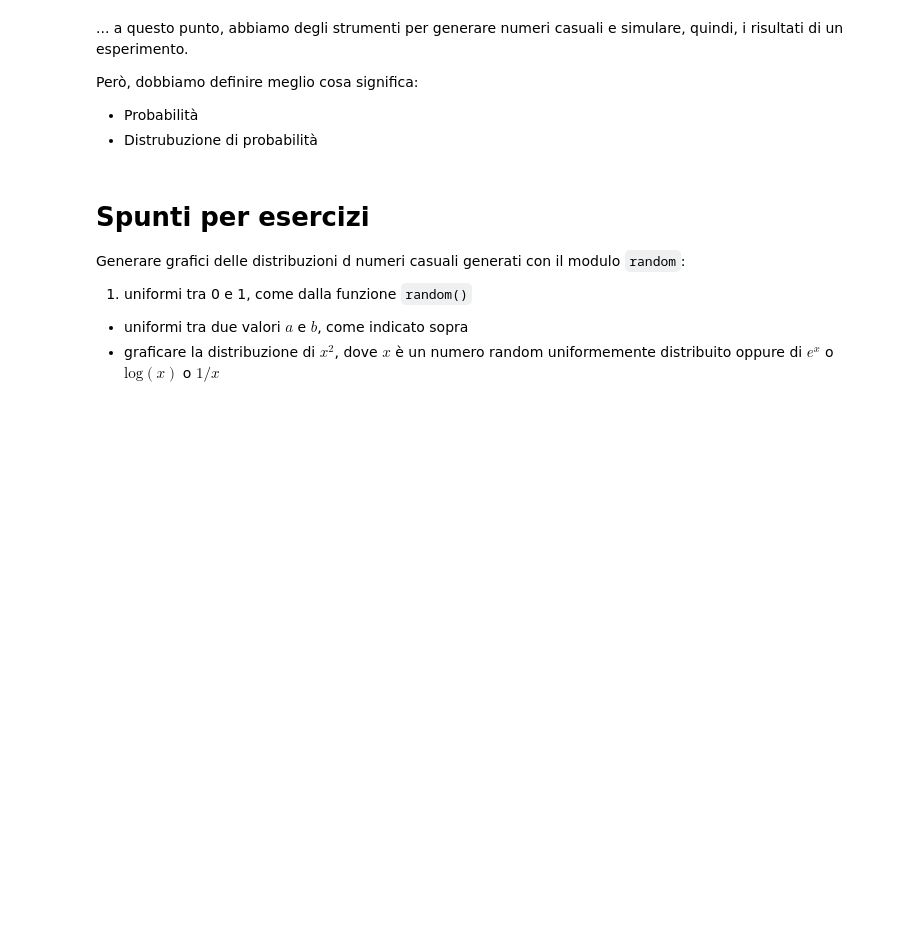
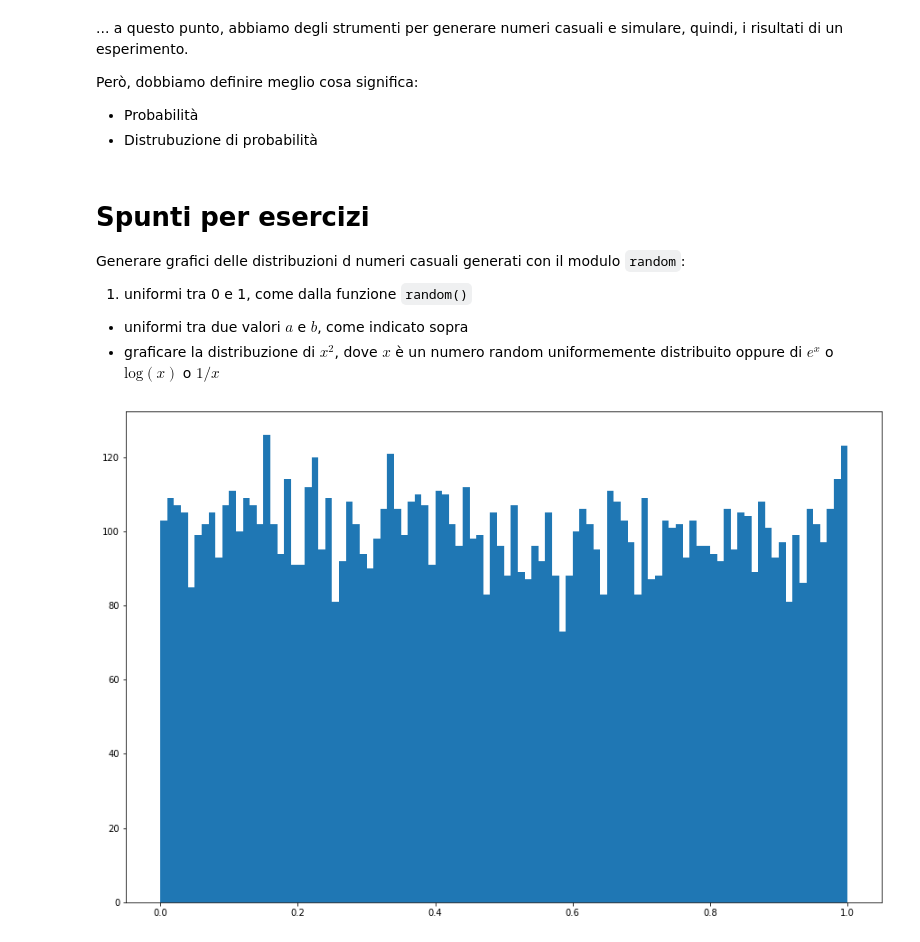
Before and after one commit to lucalista/analisi-dati-2022, a Jupyter notebook: 01.03.00__Generatori_di_numeri_pseudocasuali_in_python.ipynb, the cells around one changed output. Cells and saved outputs as stored; diff of their text form; code cells hidden in the pictures; blank space fills up the shorter version.

````diff
--- a/01.03.00__Generatori_di_numeri_pseudocasuali_in_python.ipynb
+++ b/01.03.00__Generatori_di_numeri_pseudocasuali_in_python.ipynb
@@ -87,3 +87,6 @@
 1. uniformi tra 0 e 1, come dalla funzione ```random()```
 * uniformi tra due valori $a$ e $b$, come indicato sopra
 * graficare la distribuzione di $x^2$, dove $x$ è un numero random uniformemente distribuito oppure di $e^x$ o $\mathrm{log}(x)$ o $1/x$
+# %%
+import numpy as np
+x = np.array([random.random() for n in range(10000)])
@@ -89,0 +96,7 @@
+# %%
+nbins = 100
+fig, ax = plt.subplots(figsize=(15, 10))
+n, bins, patches = ax.hist(x, nbins, range=(0,1))
+plt.show()
+# %% [output]
+[figure, added]
````
Also changed, not shown: parts of 8 cells of this notebook, 1 other file.
